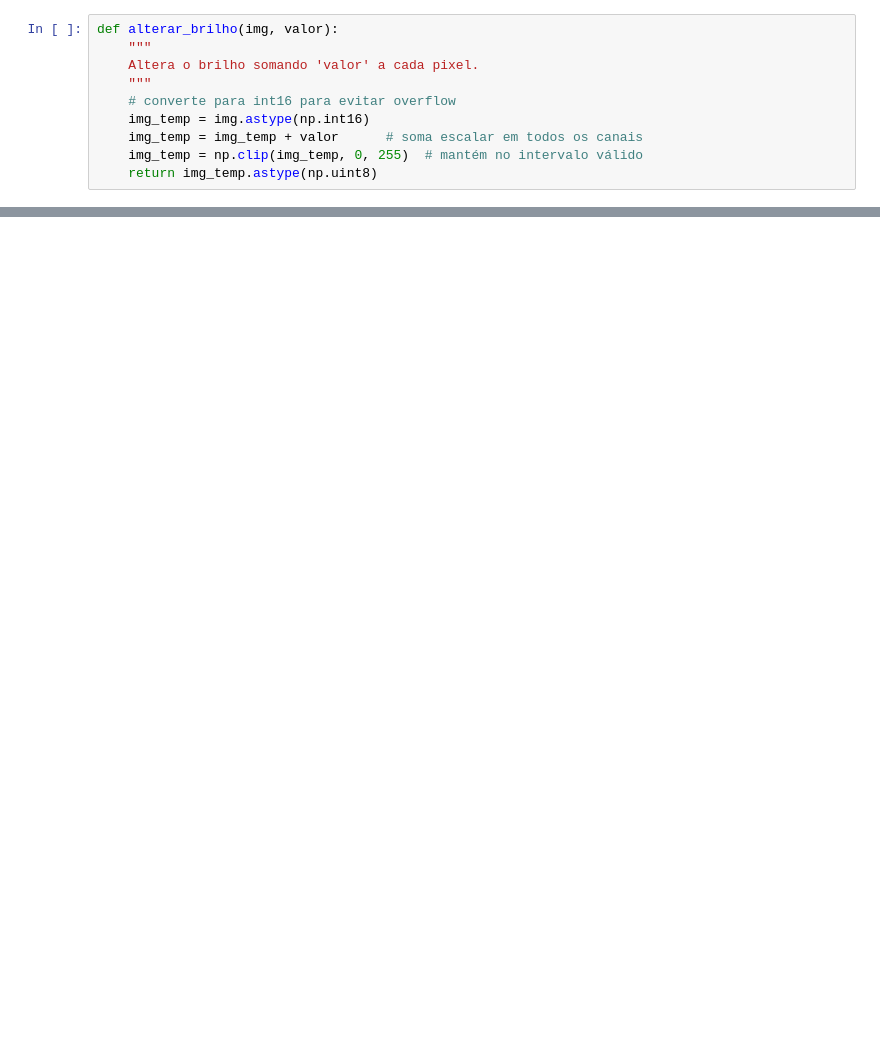
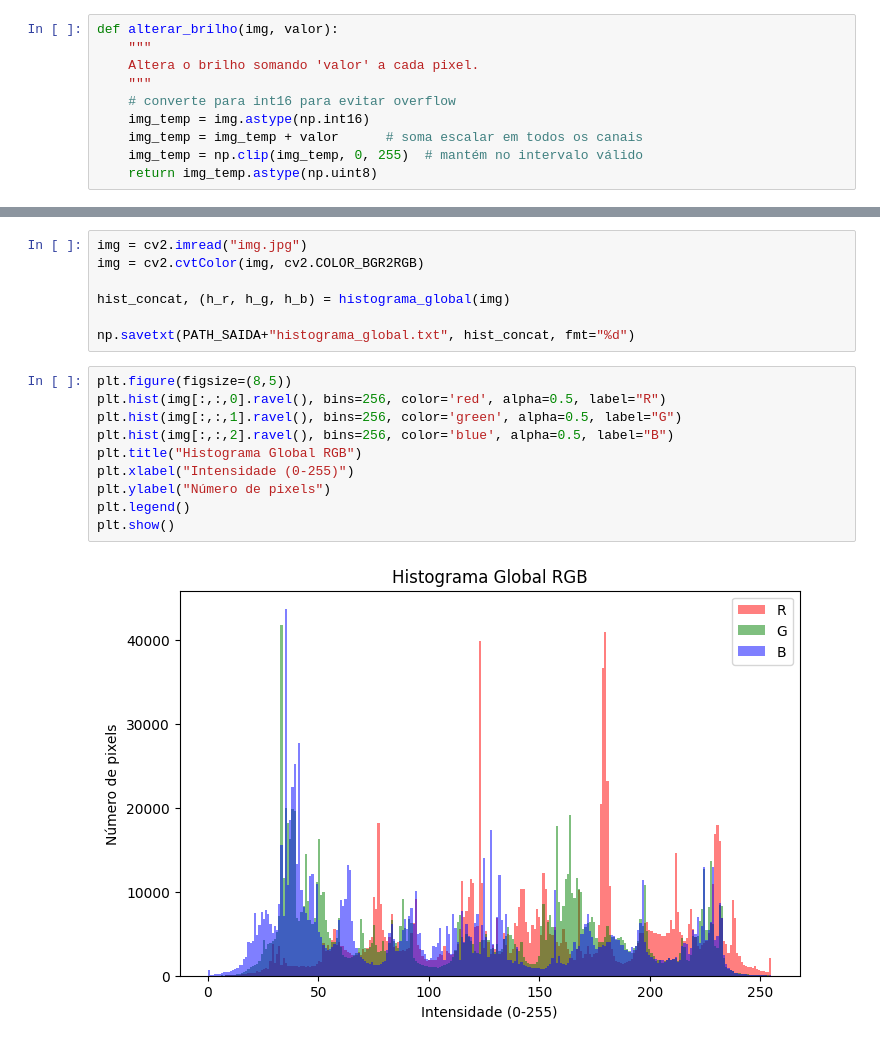
Before and after one commit to VinnyHardth/Tratamento-Imagem-Video-UFAM-2025, a Jupyter notebook: tp1/Tp1.ipynb, the cells around one changed output, grey strips where cells are left out. Drawn from its saved outputs; the diff is of its cells as text; blank space fills up the shorter version.

```diff
--- a/tp1/Tp1.ipynb
+++ b/tp1/Tp1.ipynb
@@ -48,0 +83,19 @@ cv2.waitKey(0)
+# %%
+img = cv2.imread("img.jpg")
+img = cv2.cvtColor(img, cv2.COLOR_BGR2RGB)
+
+hist_concat, (h_r, h_g, h_b) = histograma_global(img)
+
+np.savetxt(PATH_SAIDA+"histograma_global.txt", hist_concat, fmt="%d")
+# %%
+plt.figure(figsize=(8,5))
+plt.hist(img[:,:,0].ravel(), bins=256, color='red', alpha=0.5, label="R")
+plt.hist(img[:,:,1].ravel(), bins=256, color='green', alpha=0.5, label="G")
+plt.hist(img[:,:,2].ravel(), bins=256, color='blue', alpha=0.5, label="B")
+plt.title("Histograma Global RGB")
+plt.xlabel("Intensidade (0-255)")
+plt.ylabel("Número de pixels")
+plt.legend()
+plt.show()
+# %% [output]
+[figure, added]
```
Also changed, not shown: parts of 26 cells of this notebook.
